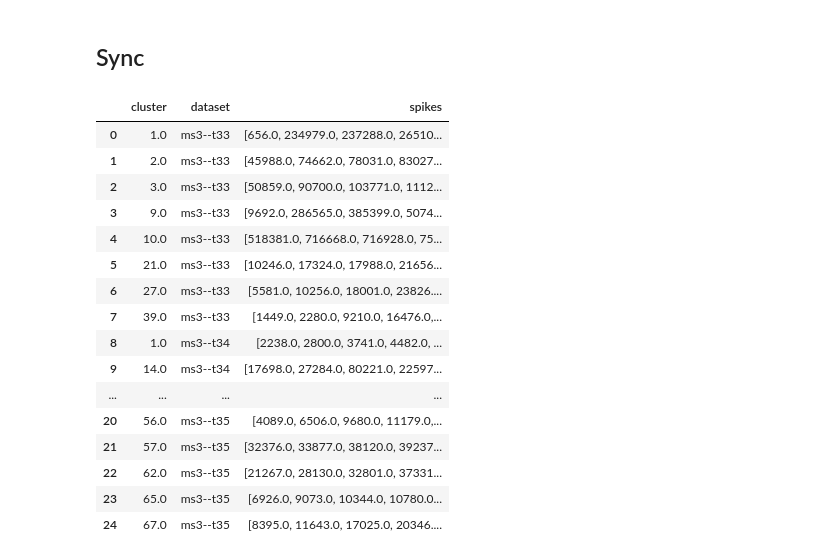
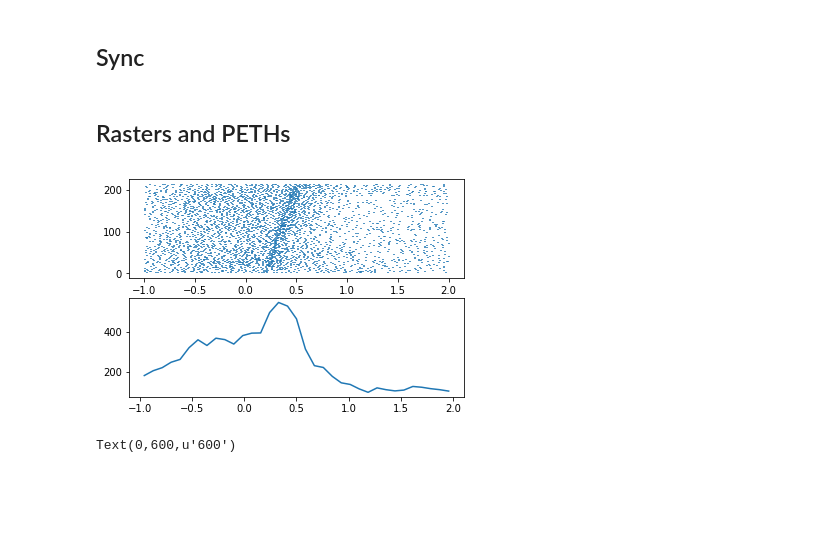
Before and after one commit to tsgouvea/traum, a Jupyter notebook: min_example.ipynb, the cells around one changed output. Cells and saved outputs as stored; diff of their text form; code cells hidden in the pictures; blank space fills up the shorter version.

Commit message:
Plots rasters and PETHs

```diff
--- a/min_example.ipynb
+++ b/min_example.ipynb
@@ -44,20 +41,28 @@ obj.sync()
-# %%
-obj.neur
-# %% [output]
-|  | cluster | dataset | spikes |
-| 0 | 1.0 | ms3--t33 | [656.0, 234979.0, 237288.0, 26510... |
-| 1 | 2.0 | ms3--t33 | [45988.0, 74662.0, 78031.0, 83027... |
-| 2 | 3.0 | ms3--t33 | [50859.0, 90700.0, 103771.0, 1112... |
-| 3 | 9.0 | ms3--t33 | [9692.0, 286565.0, 385399.0, 5074... |
-| 4 | 10.0 | ms3--t33 | [518381.0, 716668.0, 716928.0, 75... |
-| 5 | 21.0 | ms3--t33 | [10246.0, 17324.0, 17988.0, 21656... |
-| 6 | 27.0 | ms3--t33 | [5581.0, 10256.0, 18001.0, 23826.... |
-| 7 | 39.0 | ms3--t33 | [1449.0, 2280.0, 9210.0, 16476.0,... |
-| 8 | 1.0 | ms3--t34 | [2238.0, 2800.0, 3741.0, 4482.0, ... |
-| 9 | 14.0 | ms3--t34 | [17698.0, 27284.0, 80221.0, 22597... |
-| ... | ... | ... | ... |
-| 20 | 56.0 | ms3--t35 | [4089.0, 6506.0, 9680.0, 11179.0,... |
-| 21 | 57.0 | ms3--t35 | [32376.0, 33877.0, 38120.0, 39237... |
-| 22 | 62.0 | ms3--t35 | [21267.0, 28130.0, 32801.0, 37331... |
-| 23 | 65.0 | ms3--t35 | [6926.0, 9073.0, 10344.0, 10780.0... |
-| 24 | 67.0 | ms3--t35 | [8395.0, 11643.0, 17025.0, 20346.... |
+# %% [markdown]
+## Rasters and PETHs
+# %%
+def raspeth(self,alignment,iUnit,trialMask,panes,window=(-1,2)):
+    listAlign = np.array(self.dio['time'][self.dio['state']==0][trialMask]) + np.array(self.bhv[alignment][trialMask])
+    spikes = [[]]*len(listAlign)
+
+    for iTrial in range(len(listAlign)):
+        temp = self.neur['spikes'][iUnit] - listAlign[iTrial]
+        spikes[iTrial] = temp[(temp>=window[0]) & (temp<=window[1])]
+
+    ha_raster, ha_peth = panes
+    ha_raster.eventplot(spikes)
+
+    counts, edges = np.histogram([item for sublist in spikes for item in sublist], bins='auto', density=False)
+    ha_peth.plot(edges[:-1]+(edges[1]-edges[0])/2,counts)
+    return counts,edges
+# %%
+hf, ha = plt.subplots(2,1)
+
+whaa = raspeth(obj,'tsRwd',18,self.bhv.Rewarded.as_matrix(),ha)
+# %% [output]
+[figure, added]
+# %%
+x = whaa.get_yticklabels()
+x[3]
+# %% [output]
+Text(0,600,u'600')
```
Also changed, not shown: parts of 20 cells of this notebook, 1 other file.
